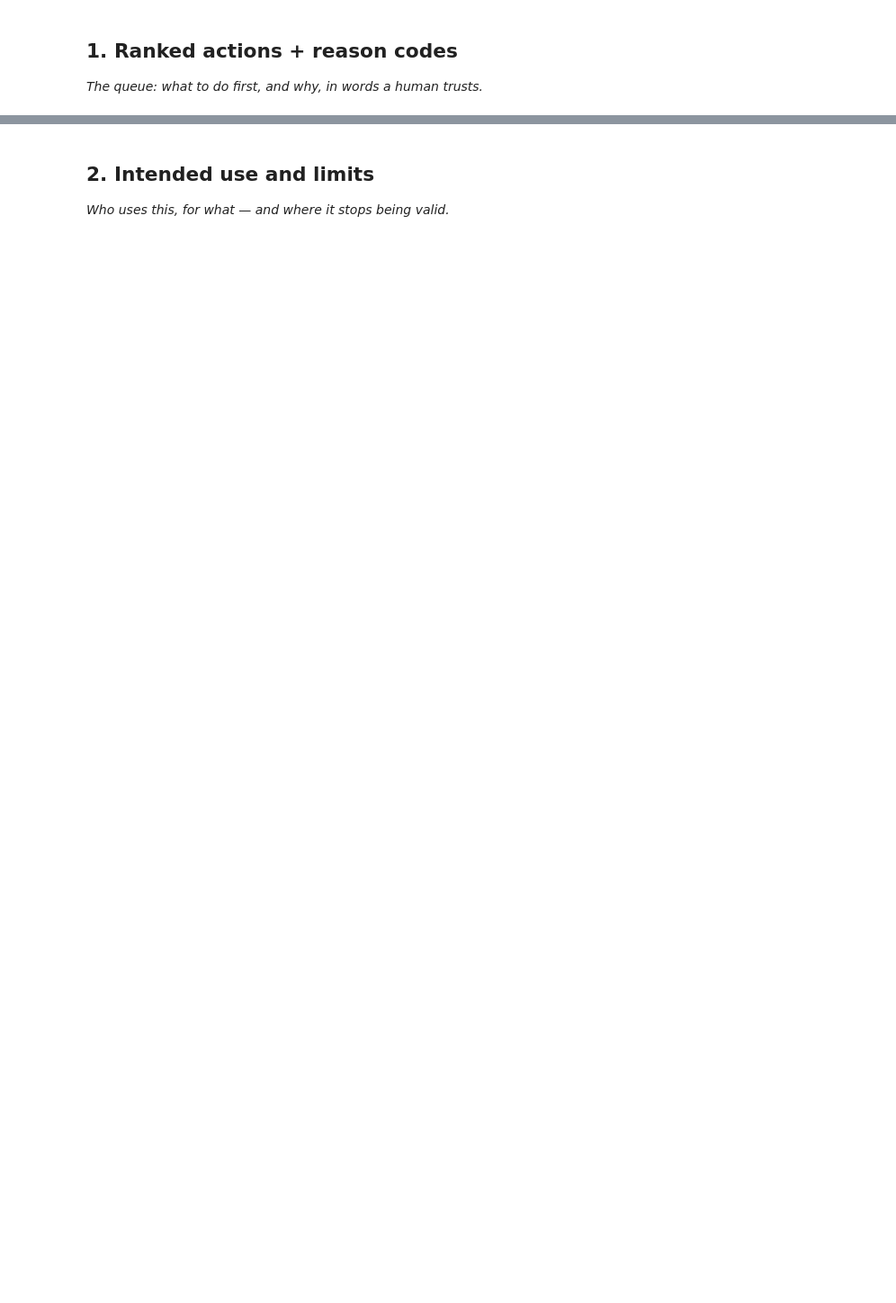
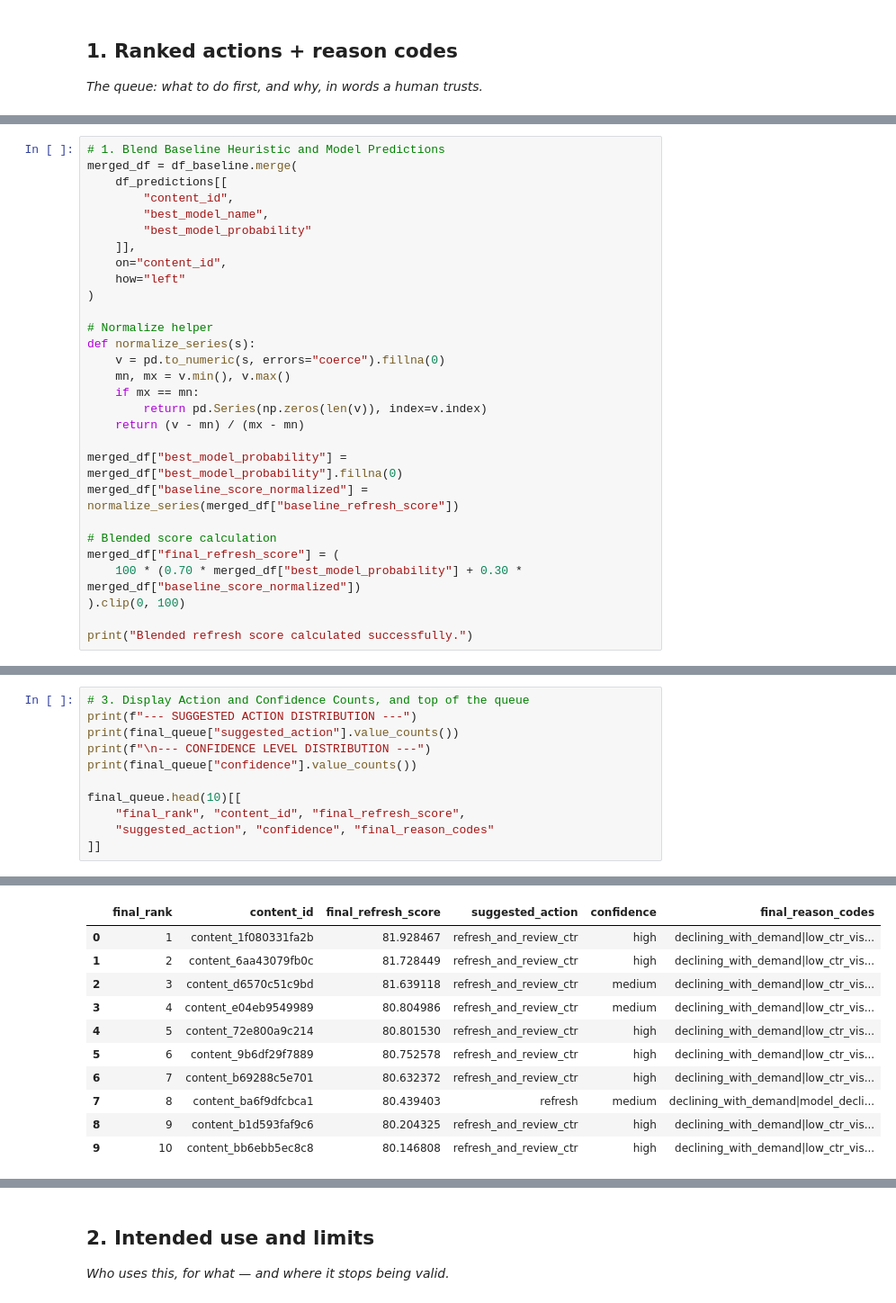
Before and after one commit to Saadali880/flyrank-ml-internship-saad, a Jupyter notebook: work/notebooks/w07_action_playbook.ipynb, the cells around one changed output, grey strips where cells are left out. Shown at 90% size. Drawn from its saved outputs; the diff is of its cells as text; blank space fills up the shorter version.

Commit message:
ML-10: Complete w07_action_playbook.ipynb, export charts and metrics

```diff
--- a/work/notebooks/w07_action_playbook.ipynb
+++ b/work/notebooks/w07_action_playbook.ipynb
@@ -12,0 +77,29 @@ This skeleton is yours to fill. Work the sections **in order** — each one has
+# %%
+# 1. Blend Baseline Heuristic and Model Predictions
+merged_df = df_baseline.merge(
+    df_predictions[[
+        "content_id",
+        "best_model_name",
+        "best_model_probability"
+    ]],
+    on="content_id",
+    how="left"
+)
+
+# Normalize helper
+def normalize_series(s):
+    v = pd.to_numeric(s, errors="coerce").fillna(0)
+    mn, mx = v.min(), v.max()
+    if mx == mn:
+        return pd.Series(np.zeros(len(v)), index=v.index)
+    return (v - mn) / (mx - mn)
+
+merged_df["best_model_probability"] = merged_df["best_model_probability"].fillna(0)
+merged_df["baseline_score_normalized"] = normalize_series(merged_df["baseline_refresh_score"])
+
+# Blended score calculation
+merged_df["final_refresh_score"] = (
+    100 * (0.70 * merged_df["best_model_probability"] + 0.30 * merged_df["baseline_score_normalized"])
+).clip(0, 100)
+
+print("Blended refresh score calculated successfully.")
@@ -12,0 +178,12 @@ This skeleton is yours to fill. Work the sections **in order** — each one has
+# %%
+# 3. Display Action and Confidence Counts, and top of the queue
+print(f"--- SUGGESTED ACTION DISTRIBUTION ---")
+print(final_queue["suggested_action"].value_counts())
+print(f"\n--- CONFIDENCE LEVEL DISTRIBUTION ---")
+print(final_queue["confidence"].value_counts())
+
+final_queue.head(10)[[
+    "final_rank", "content_id", "final_refresh_score",
+    "suggested_action", "confidence", "final_reason_codes"
+]]
+# %% [output]
@@ -12,0 +205,11 @@ This skeleton is yours to fill. Work the sections **in order** — each one has
+|  | final_rank | content_id | final_refresh_score | suggested_action | confidence | final_reason_codes |
+| 0 | 1 | content_1f080331fa2b | 81.928467 | refresh_and_review_ctr | high | declining_with_demand|low_ctr_vis... |
+| 1 | 2 | content_6aa43079fb0c | 81.728449 | refresh_and_review_ctr | high | declining_with_demand|low_ctr_vis... |
+| 2 | 3 | content_d6570c51c9bd | 81.639118 | refresh_and_review_ctr | medium | declining_with_demand|low_ctr_vis... |
+| 3 | 4 | content_e04eb9549989 | 80.804986 | refresh_and_review_ctr | medium | declining_with_demand|low_ctr_vis... |
+| 4 | 5 | content_72e800a9c214 | 80.801530 | refresh_and_review_ctr | high | declining_with_demand|low_ctr_vis... |
+| 5 | 6 | content_9b6df29f7889 | 80.752578 | refresh_and_review_ctr | high | declining_with_demand|low_ctr_vis... |
+| 6 | 7 | content_b69288c5e701 | 80.632372 | refresh_and_review_ctr | high | declining_with_demand|low_ctr_vis... |
+| 7 | 8 | content_ba6f9dfcbca1 | 80.439403 | refresh | medium | declining_with_demand|model_decli... |
+| 8 | 9 | content_b1d593faf9c6 | 80.204325 | refresh_and_review_ctr | high | declining_with_demand|low_ctr_vis... |
+| 9 | 10 | content_bb6ebb5ec8c8 | 80.146808 | refresh_and_review_ctr | high | declining_with_demand|low_ctr_vis... |
```
Also changed, not shown: parts of 20 cells of this notebook, 6 other files.
